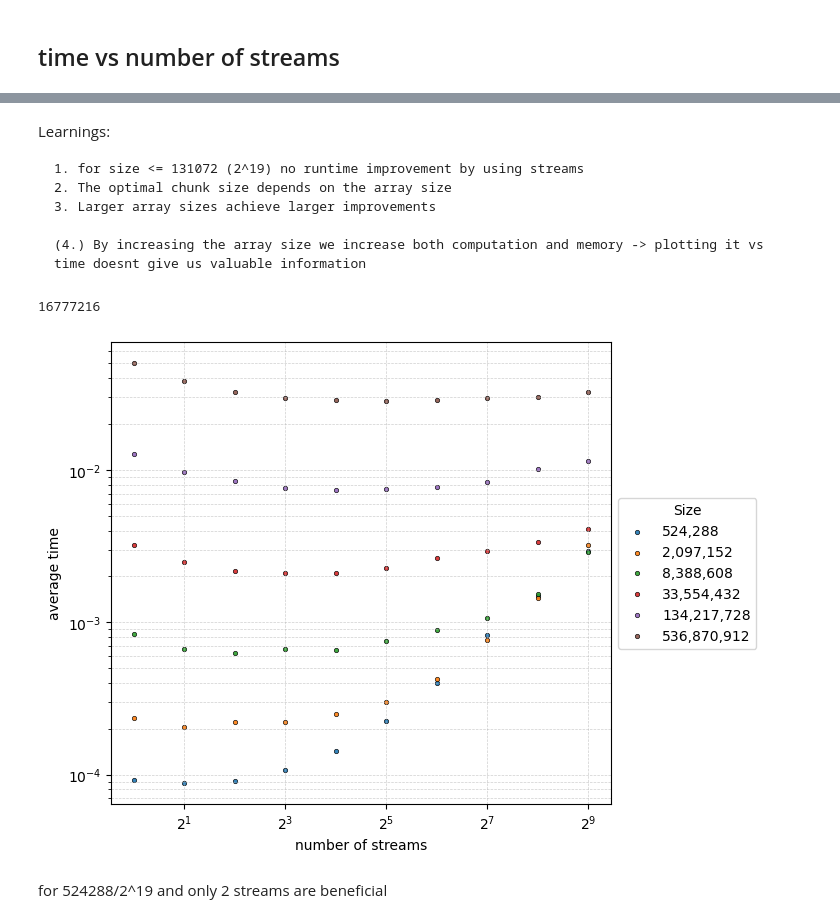
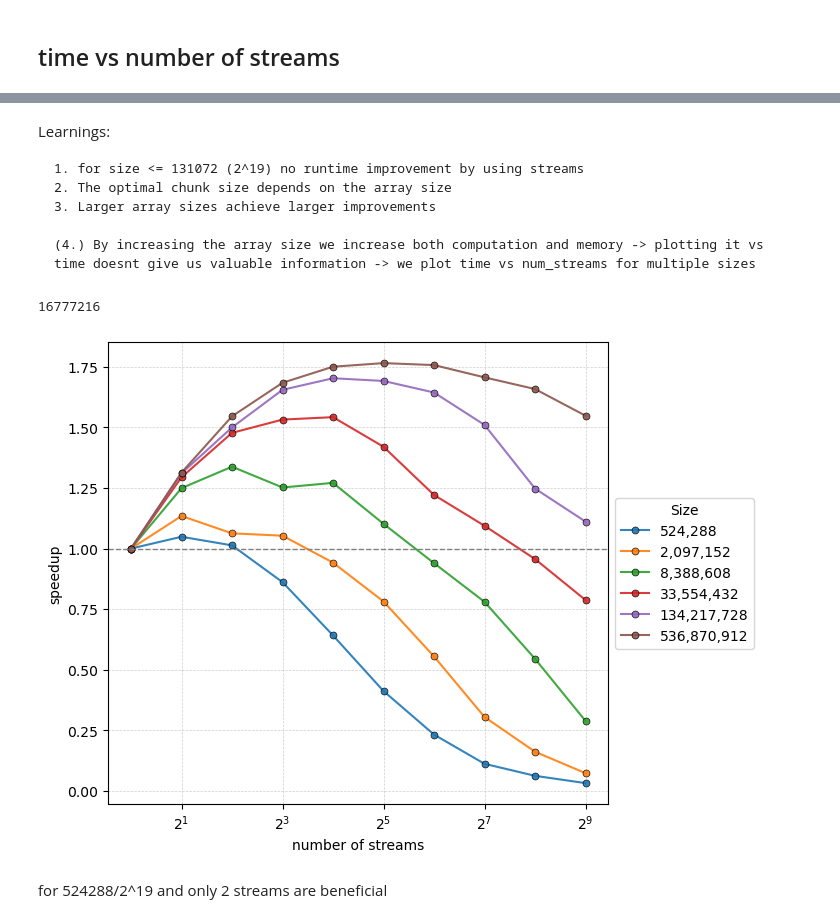
Before and after one commit to grafrap/HPC4WC-overlapping, a Jupyter notebook: measurements/cuda_plots.ipynb, the cells around one changed output, grey strips where cells are left out. Drawn from its saved outputs; the diff is of its cells as text; code cells hidden in the pictures.

```diff
--- a/measurements/cuda_plots.ipynb
+++ b/measurements/cuda_plots.ipynb
@@ -123,7 +110,7 @@ Learnings:
     2. The optimal chunk size depends on the array size
     3. Larger array sizes achieve larger improvements
 
-    (4.) By increasing the array size we increase both computation and memory -> plotting it vs time doesnt give us valuable information
+    (4.) By increasing the array size we increase both computation and memory -> plotting it vs time doesnt give us valuable information -> we plot time vs num_streams for multiple sizes
 # %%
 math.log2(8388608)
 2**23
@@ -136,33 +123,48 @@ math.log2(16777216)
 # %%
 sizes = df['Size'].unique()
 numstreams = df['NUM_STREAMS'].unique()
 
 plt.figure(figsize=(8, 6))
 
 for idx, size in enumerate(sizes):
     if size > 131072:
         sub_df = df[df['Size'] == size]
+        times = np.array(sub_df['Time'])
+        improvement = times[0] / times
+#         plt.scatter(sub_df['NUM_STREAMS'], improvement,
+#                 label=f'{size:,}',  # Adds thousands separators
+#                 s=10,  # Larger dots
+#                 alpha=0.9,  # Slight transparency
+#                 edgecolor='black', linewidth=0.5)
         #plt.scatter(sub_df['NUM_STREAMS'], sub_df['Time'], label=f'Size: {size}')
-        plt.scatter(sub_df['NUM_STREAMS'], sub_df['Time'],
-                label=f'{size:,}',  # Adds thousands separators
-                s=10,  # Larger dots
-                alpha=0.9,  # Slight transparency
-                edgecolor='black', linewidth=0.5)
+#         plt.scatter(sub_df['NUM_STREAMS'], sub_df['Time'],
+#                 label=f'{size:,}',  # Adds thousands separators
+#                 s=10,  # Larger dots
+#                 alpha=0.9,  # Slight transparency
+#                 edgecolor='black', linewidth=0.5)
+        plt.plot(sub_df['NUM_STREAMS'], improvement,
+                 marker='o',                # Dots
+                 markersize=5,              # Similar to s=10 in scatter
+                 alpha=0.9,                 # Transparency
+                 markeredgecolor='black',  # Edge color
+                 markeredgewidth=0.5,      # Edge thickness
+                 label=f'{size:,}')
 
+plt.axhline(y=1, color='gray', linestyle='--', linewidth=1)
 plt.xscale('log', base = 2)
-plt.yscale('log')
+#plt.yscale('log')
 plt.xlabel('number of streams')
-plt.ylabel('average time')
+plt.ylabel('speedup')
 plt.legend(loc='center left', bbox_to_anchor=(1, 0.5), title='Size')
 plt.grid(True, which='both', linestyle='--', linewidth=0.5, alpha=0.6)
 
 # Add space on the right for the legend
 plt.subplots_adjust(right=0.75)
 
 plt.savefig('cuda_scaling.pdf', bbox_inches='tight')
 plt.show()
 # %% [output]
-[figure, old version]
+[figure, new version]
 # %% [markdown]
 for 524288/2^19 and  only 2 streams are beneficial
 # %%
```
Also changed, not shown: parts of 29 cells of this notebook, 2 other files.
